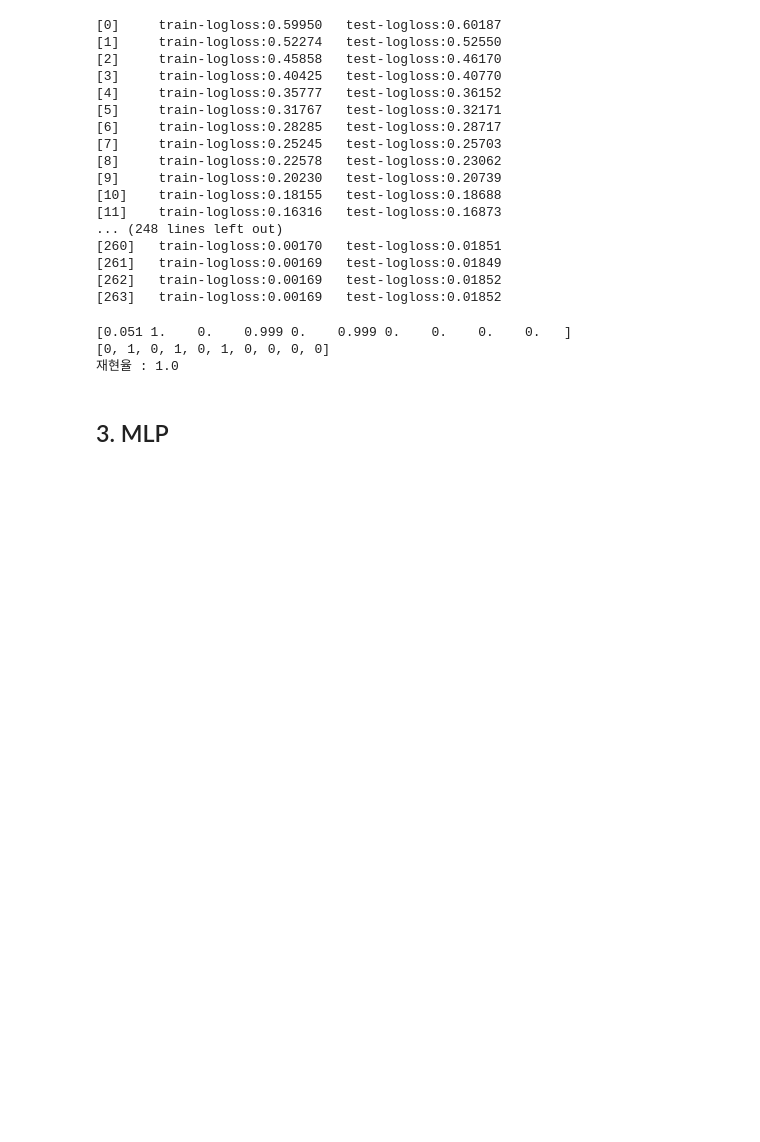
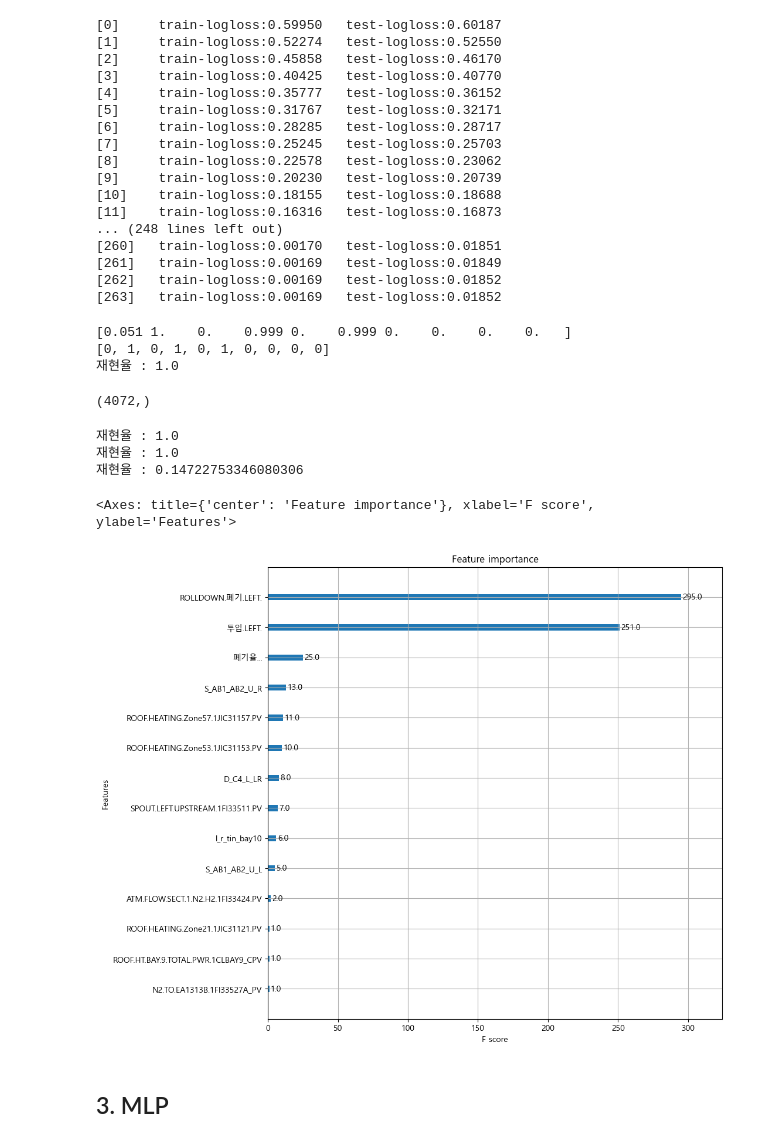
Before and after one commit to gmlwlswls/LGD_anomaly_detection, a Jupyter notebook: 01. 모델링/model_L.RD.ipynb, the cells around one changed output. Cells and saved outputs as stored; diff of their text form; code cells hidden in the pictures; blank space fills up the shorter version.

Commit message:
xgb boost

```diff
--- a/01. 모델링/model_L.RD.ipynb
+++ b/01. 모델링/model_L.RD.ipynb
@@ -223,3 +214,53 @@ random_sample_df = random_sample_df.sample(frac= 0.1, weights= 'RD_defect', rand
+# %%
+y_sample_test.shape # (4071, )
+y_sample_valid.shape
+# %% [output]
+(4072,)
+# %%
+# 1.0????
+# 한 번 다른 샘플 데이터로도 확인
+
+random_sample_df = pd.read_csv('../data/RD_total_df.csv', index_col= 0)
+random_sample_df.shape # (8143, 98)
+
+X_sample = random_sample_df.iloc[: , :-1]
+y_sample = random_sample_df['RD_defect']
+
+X_sample.shape
+y_sample[:10]
+
+X_sample_test, X_sample_valid, y_sample_test, y_sample_valid = train_test_split(X_sample, y_sample, test_size= 0.5, stratify= y_sample, random_state= 42)
+X_sample_test.shape
+
+test_sample_set = xgb.DMatrix(data= X_sample_test, label= y_sample_test)
+valid_sample_set = xgb.DMatrix(data= X_sample_valid, label= y_sample_valid)
+
+xgb_sample_preds = xgb_model.predict(test_sample_set)
+xgb_sample_preds = [1 if x > 0.5 else 0 for x in xgb_sample_preds]
+
+xgb_sample_preds_2 = xgb_model.predict(valid_sample_set)
+xgb_sample_preds_2 = [1 if x > 0.5 else 0 for x in xgb_sample_preds_2]
+
+print('재현율 :', recall_score(y_sample_test, xgb_sample_preds))
+print('재현율 :', recall_score(y_sample_valid, xgb_sample_preds_2))
+
+##
+print('재현율 :', recall_score(y_sample_test, xgb_sample_preds_2[:4071])) # 잘 안나오는게 맞는건데 0.1472.. 그럼 모델은 잘 되는건가?
+# %% [output]
+재현율 : 1.0
+재현율 : 1.0
+재현율 : 0.14722753346080306
+# %%
+# 피쳐 중요도 시각화
+import matplotlib.pyplot as plt
+from xgboost import plot_importance
+
+fig, ax = plt.subplots(figsize= (10, 10))
+
+plot_importance(booster= xgb_model, ax= ax)
+# %% [output]
+<Axes: title={'center': 'Feature importance'}, xlabel='F score', ylabel='Features'>
+[figure, added]
 # %% [markdown]
 ## 3. MLP
 # %%
```
Also changed, not shown: parts of 3 cells of this notebook.
